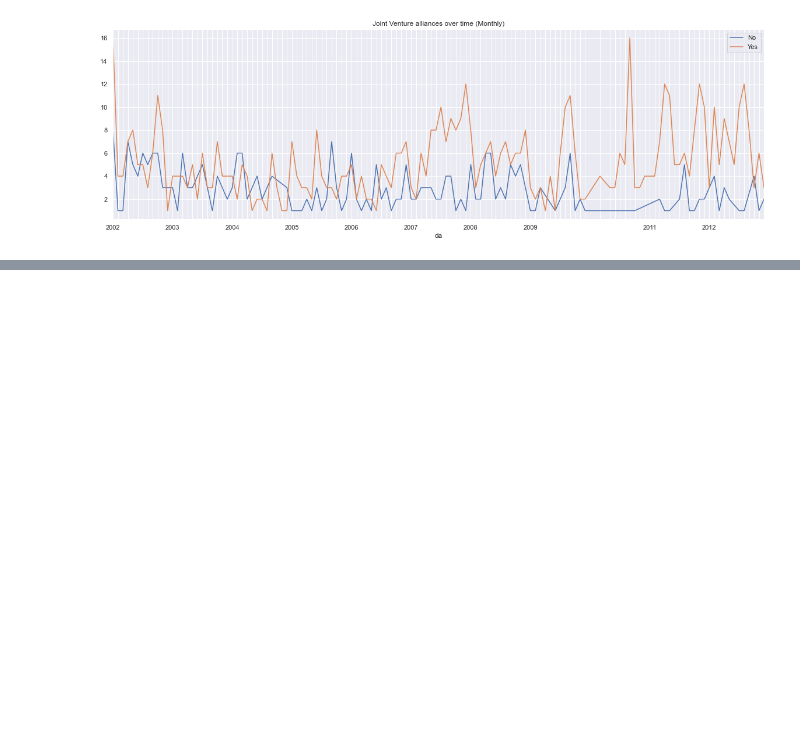
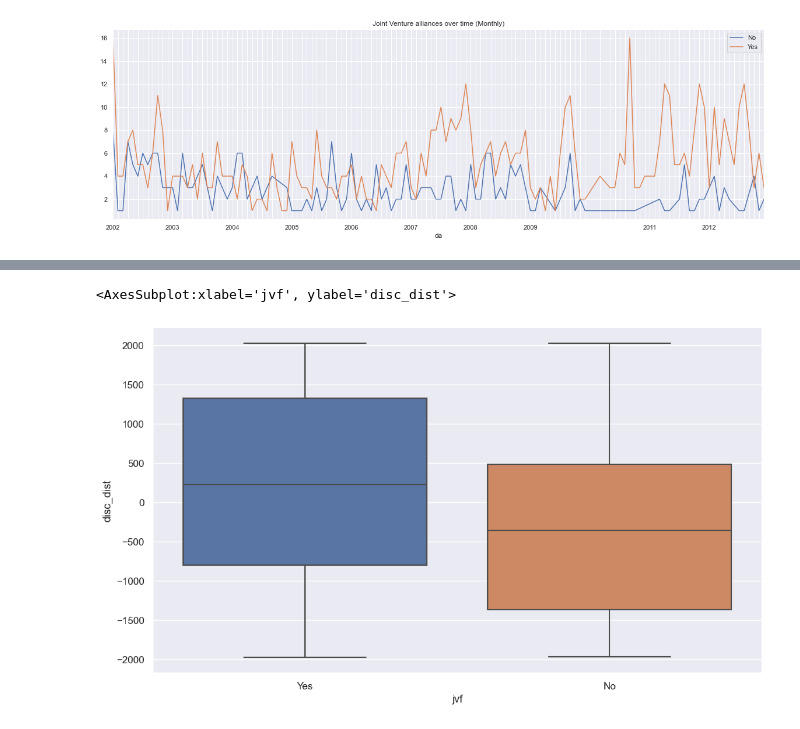
Before and after one commit to bang-a-coder/thesis-analysis, a Jupyter notebook: prepare_and_explore.ipynb, the cells around one changed output, grey strips where cells are left out. Saved outputs shown, nothing was run; the diff lists cells and outputs as text; code cells hidden in the pictures; blank space fills up the shorter version.

```diff
--- a/prepare_and_explore.ipynb
+++ b/prepare_and_explore.ipynb
@@ -206,0 +218,7 @@ for key, data in jvf_otimeM.groupby('categorical'):
+# %%
+plt.figure(figsize=(12,7), dpi=100)
+
+sns.boxplot(data=jvfDF, y='disc_dist', x='jvf')
+# %% [output]
+<AxesSubplot:xlabel='jvf', ylabel='disc_dist'>
+[figure, added]
```
Also changed, not shown: parts of 4 cells of this notebook, 1 other file.
